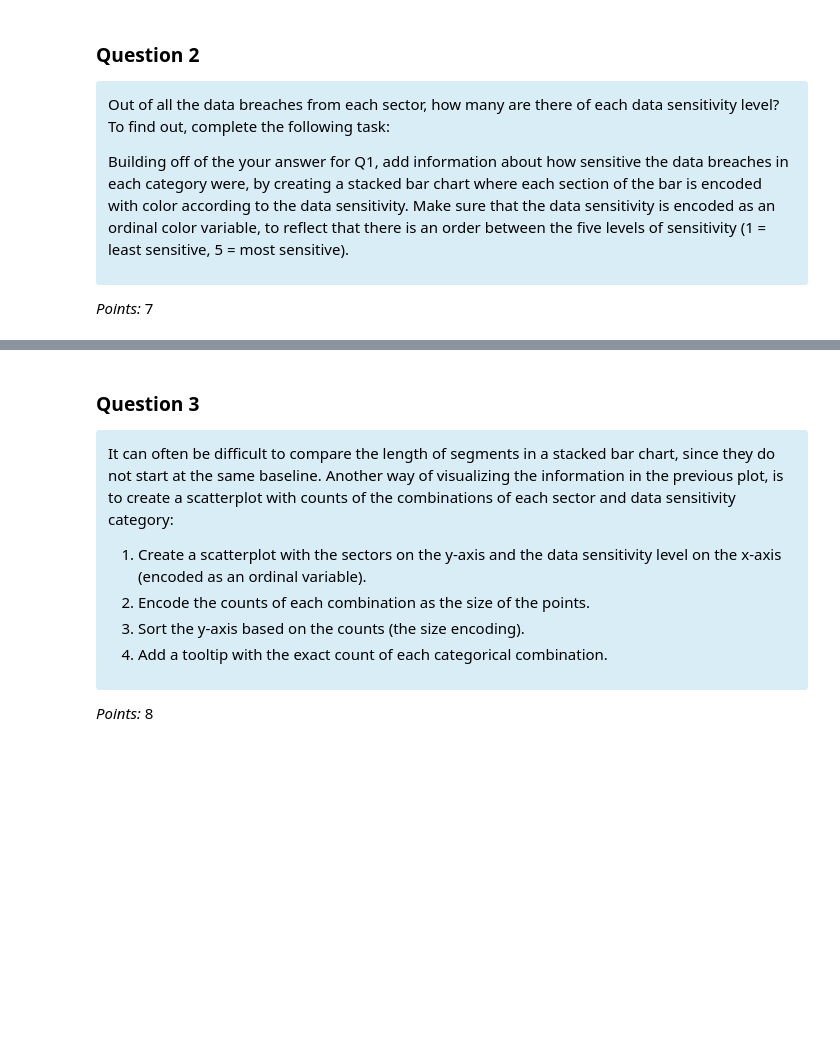
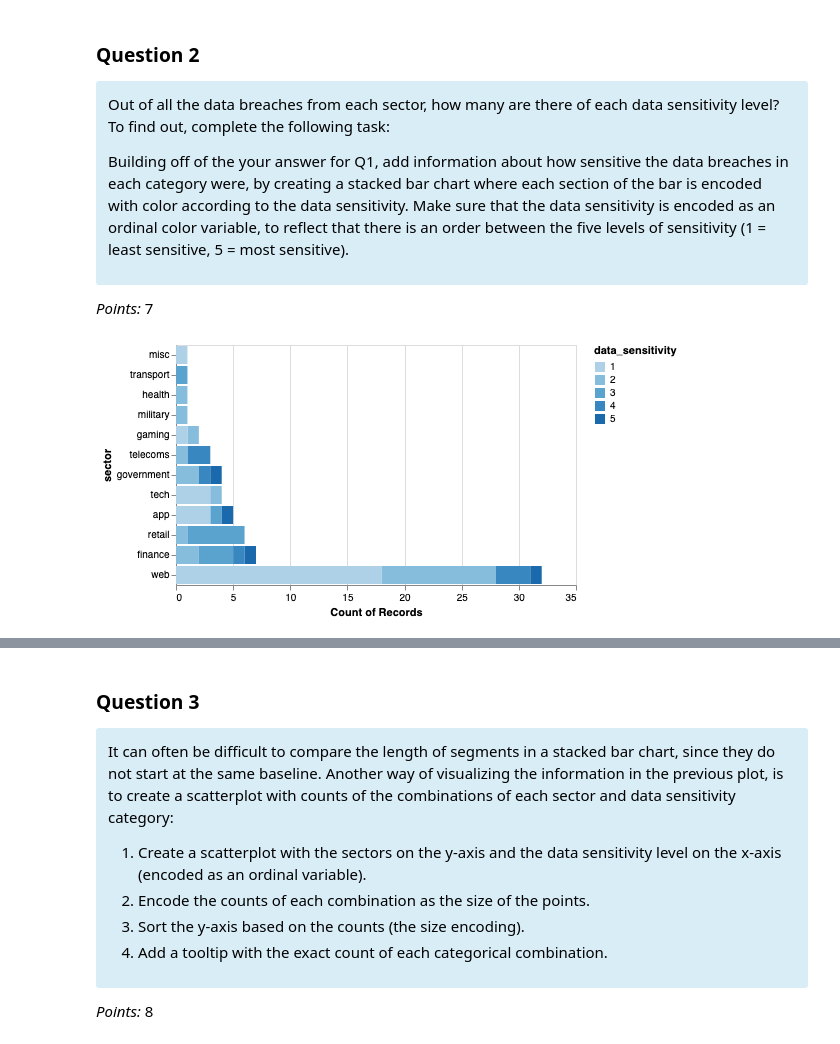
Before and after one commit to tonyliang19/Course_notes_2023Spring, a Jupyter notebook: dsci320/assignments/assignment3.ipynb, the cells around one changed output, grey strips where cells are left out. Saved outputs shown, nothing was run; the diff lists cells and outputs as text; code cells hidden in the pictures; blank space fills up the shorter version.

```diff
--- a/dsci320/assignments/assignment3.ipynb
+++ b/dsci320/assignments/assignment3.ipynb
@@ -84,9 +112,15 @@ Building off of the your answer for Q1, add information about how sensitive the
 
 _Points:_ 7
 # %%
-bar_sector_sensitivity_count = ...
+bar_sector_sensitivity_count = src.mark_bar().encode(
+    x = alt.X("count(records_lost):Q"),
+    y = alt.Y("sector:N", sort = "x"),
+    color = "data_sensitivity:O"
+)
 
 # Show the plot
 bar_sector_sensitivity_count
+# %% [output]
+[figure, added]
 # %%
 grader.check("q2")
```
Also changed, not shown: parts of 22 cells of this notebook.
